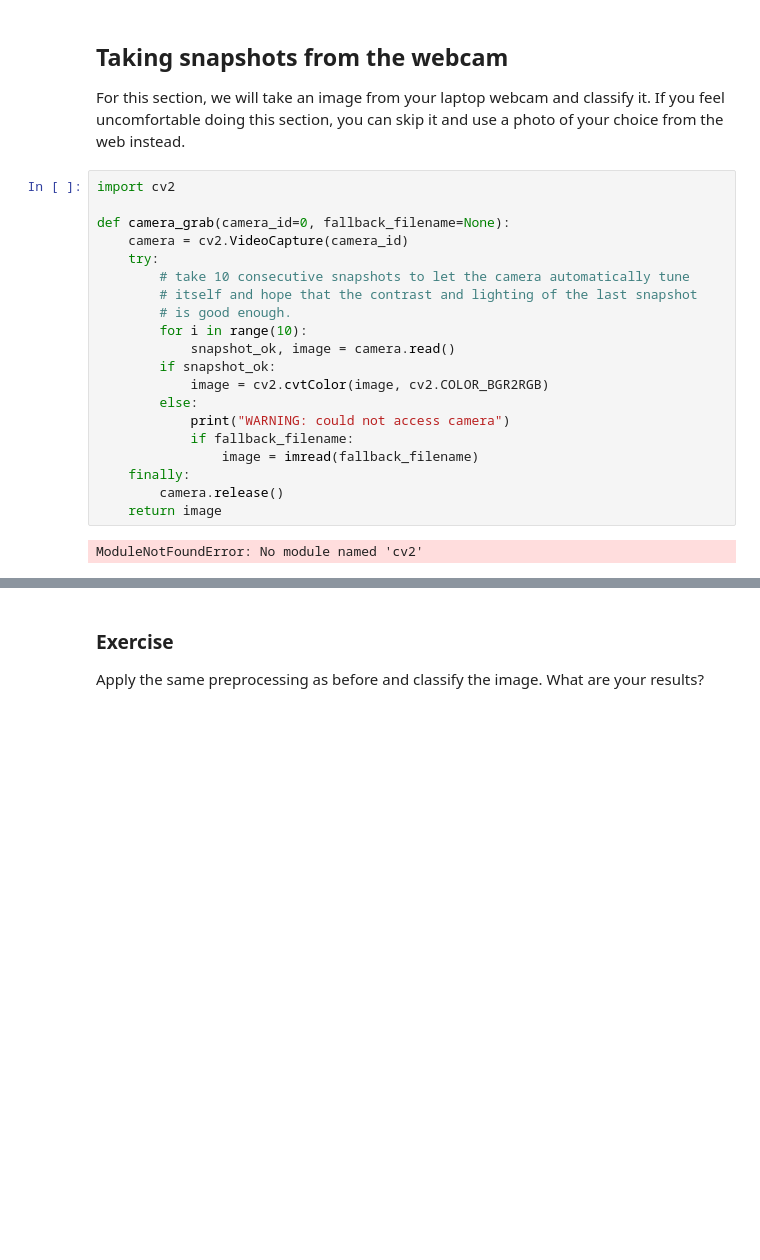
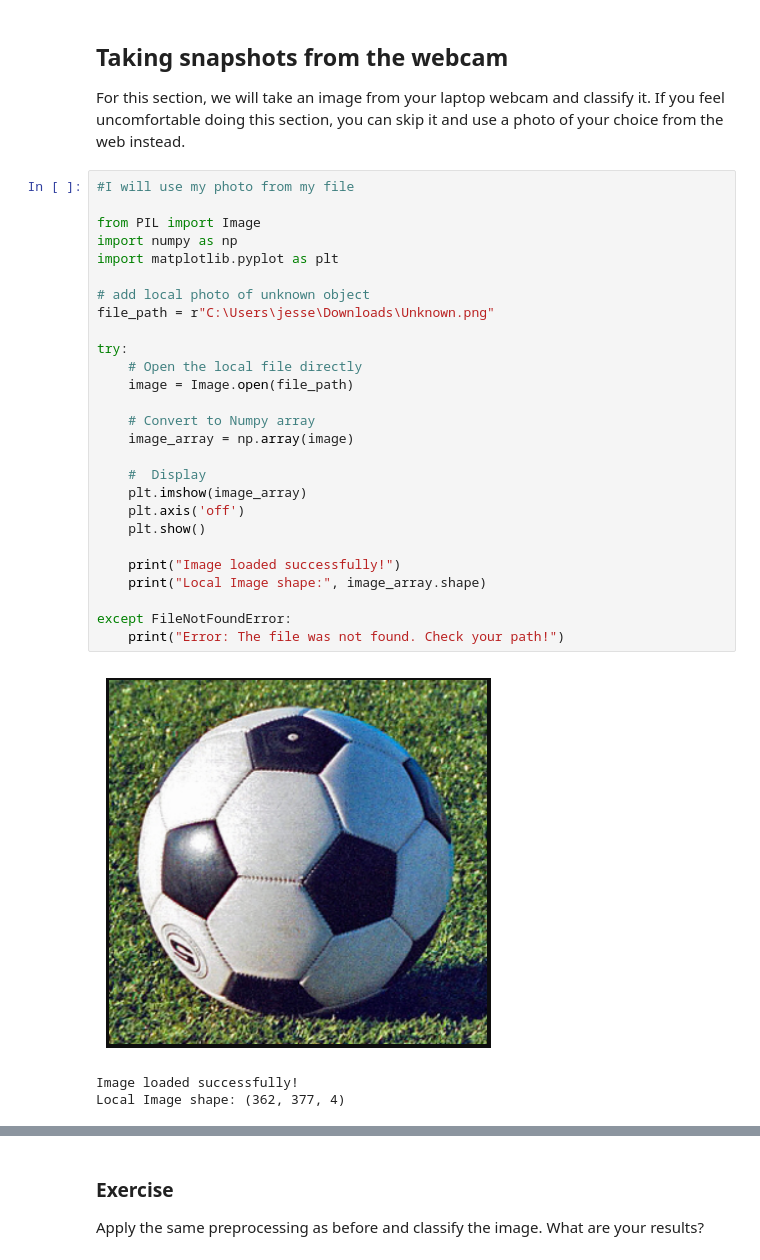
Before and after one commit to IvyGuevarra1/deep_learning, a Jupyter notebook: 01_materials/labs/lab_4.ipynb, the cells around one changed output, grey strips where cells are left out. Cells and saved outputs as stored; diff of their text form; blank space fills up the shorter version.

```diff
--- a/01_materials/labs/lab_4.ipynb
+++ b/01_materials/labs/lab_4.ipynb
@@ -334,26 +342,35 @@ Classification Results:
 ##  Taking snapshots from the webcam
 
 For this section, we will take an image from your laptop webcam and classify it. If you feel uncomfortable doing this section, you can skip it and use a photo of your choice from the web instead.
-# %%
-import cv2
-
-def camera_grab(camera_id=0, fallback_filename=None):
-    camera = cv2.VideoCapture(camera_id)
-    try:
-        # take 10 consecutive snapshots to let the camera automatically tune
-        # itself and hope that the contrast and lighting of the last snapshot
-        # is good enough.
-        for i in range(10):
-            snapshot_ok, image = camera.read()
-        if snapshot_ok:
-            image = cv2.cvtColor(image, cv2.COLOR_BGR2RGB)
-        else:
-            print("WARNING: could not access camera")
-            if fallback_filename:
-                image = imread(fallback_filename)
-    finally:
-        camera.release()
-    return image
-# %% [output]
-ModuleNotFoundError: No module named 'cv2'
+# %%
+#I will use my photo from my file
+
+from PIL import Image
+import numpy as np
+import matplotlib.pyplot as plt
+
+# add local photo of unknown object
+file_path = r"C:\Users\jesse\Downloads\Unknown.png"
+
+try:
+    # Open the local file directly
+    image = Image.open(file_path)
+
+    # Convert to Numpy array
+    image_array = np.array(image)
+
+    #  Display
+    plt.imshow(image_array)
+    plt.axis('off')
+    plt.show()
+
+    print("Image loaded successfully!")
+    print("Local Image shape:", image_array.shape)
+
+except FileNotFoundError:
+    print("Error: The file was not found. Check your path!")
+# %% [output]
+[figure, added]
+Image loaded successfully!
+Local Image shape: (362, 377, 4)
 # %%
```
Also changed, not shown: parts of 8 cells of this notebook.
